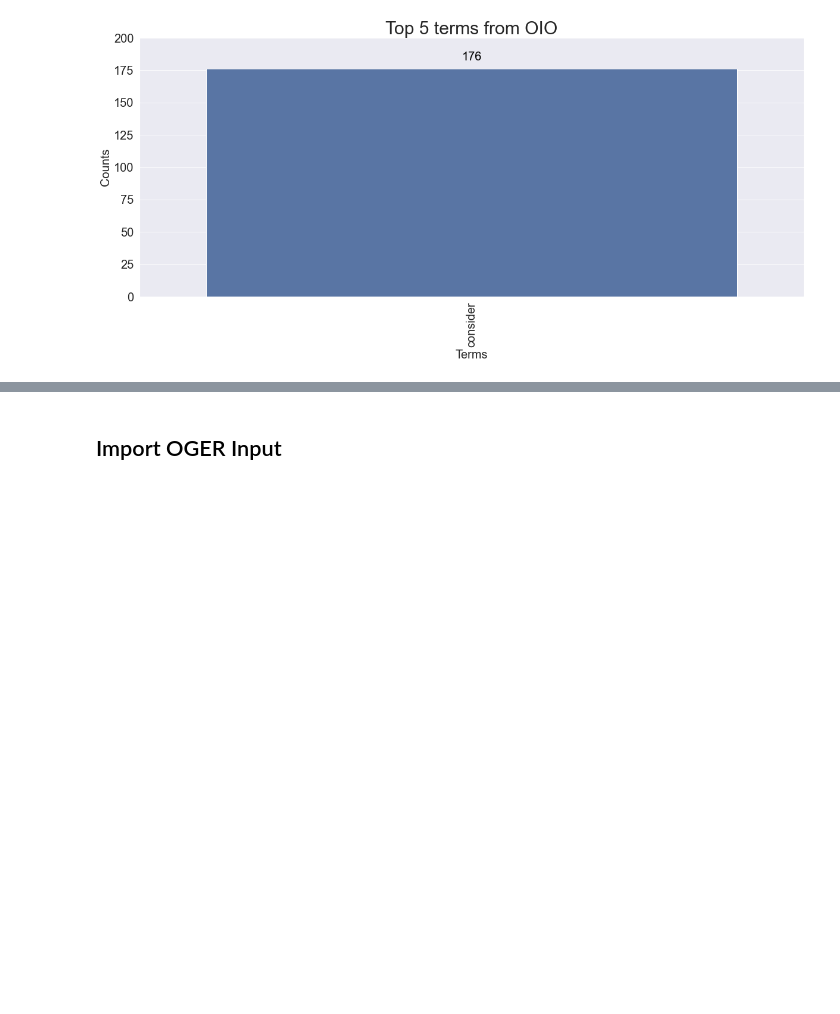
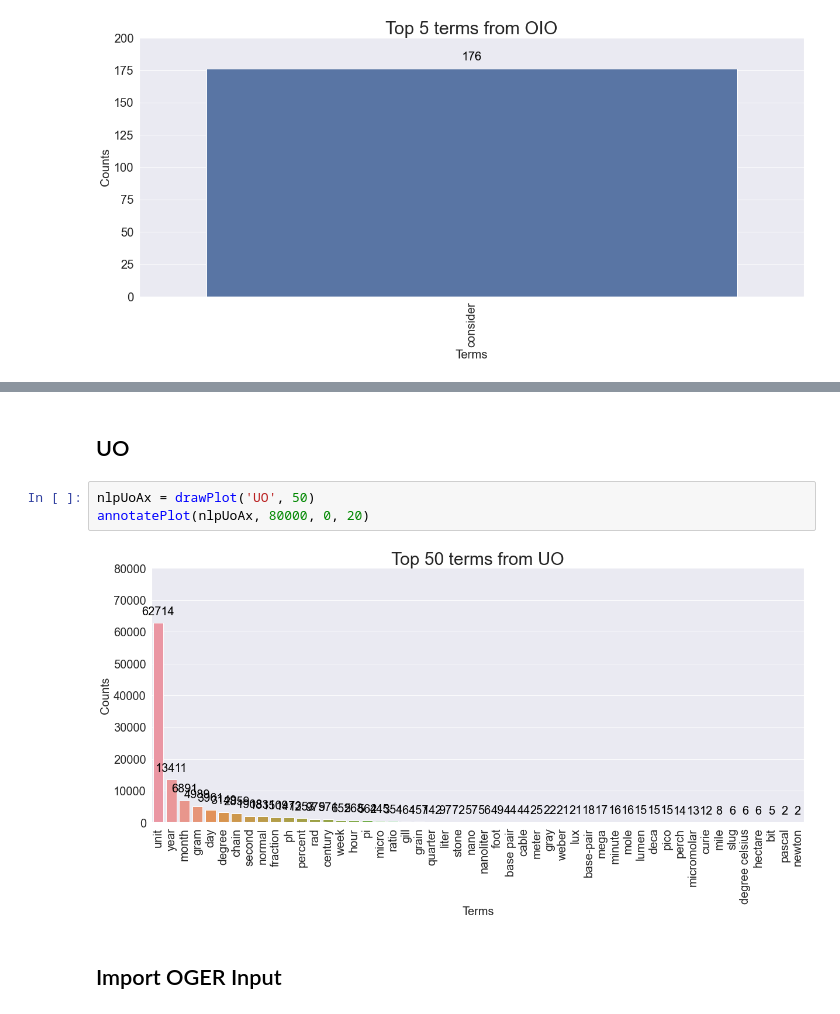
Before and after one commit to INCATools/biosample-analysis, a Jupyter notebook: src/notebooks/OGER-EnvoNCBITaxonChEBIPatoUoRoPostprocessing.ipynb, the cells around one changed output, grey strips where cells are left out. Saved outputs shown, nothing was run; the diff lists cells and outputs as text; blank space fills up the shorter version.

```diff
--- a/src/notebooks/OGER-EnvoNCBITaxonChEBIPatoUoRoPostprocessing.ipynb
+++ b/src/notebooks/OGER-EnvoNCBITaxonChEBIPatoUoRoPostprocessing.ipynb
@@ -230,3 +265,10 @@ annotatePlot(nlpOioAx, 200, 0, 20)
+# %% [markdown]
+## UO
+# %%
+nlpUoAx = drawPlot('UO', 50)
+annotatePlot(nlpUoAx, 80000, 0, 20)
+# %% [output]
+[figure, added]
 # %% [markdown]
 ## Import OGER Input
 # %%
```
Also changed, not shown: parts of 9 cells of this notebook, 3 other files.
